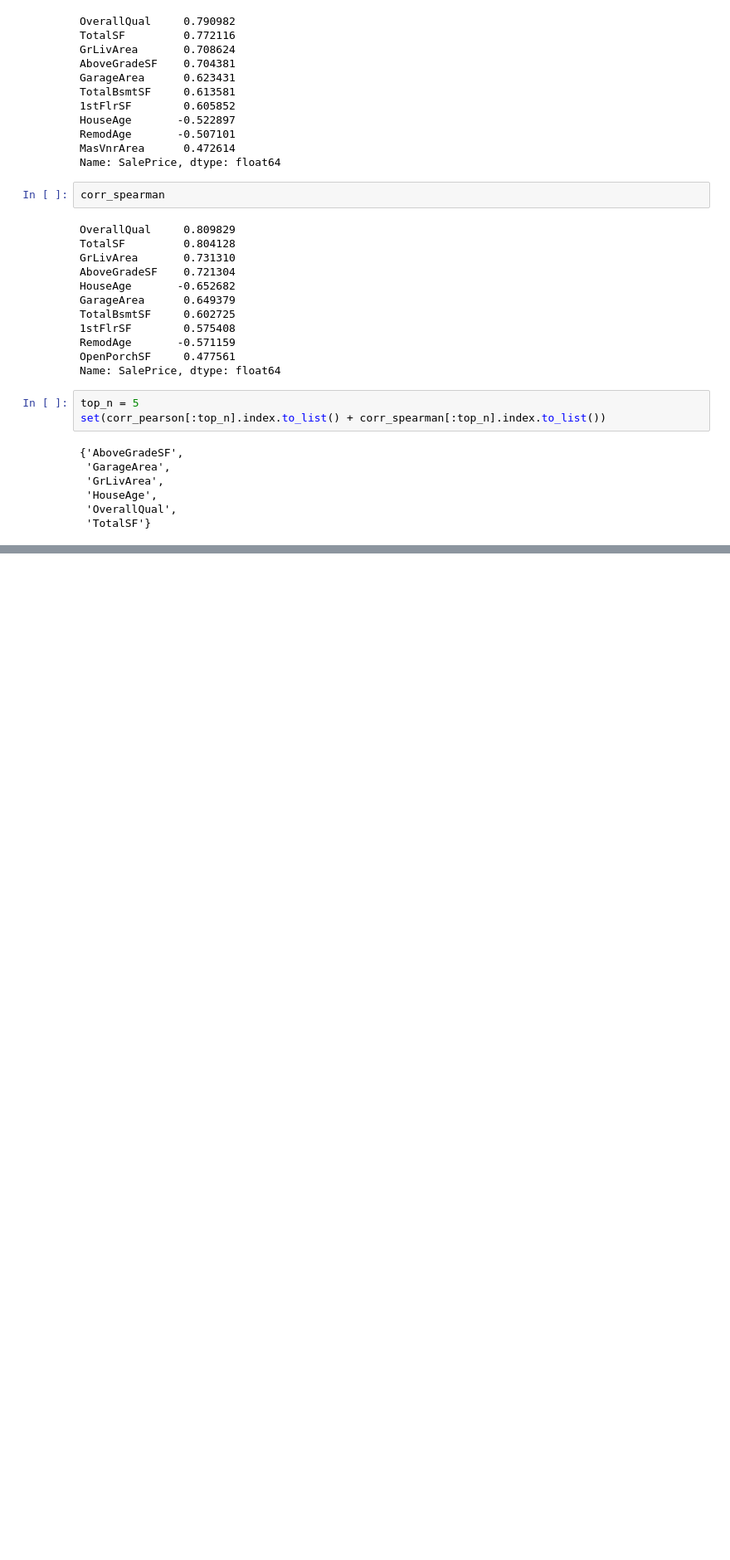
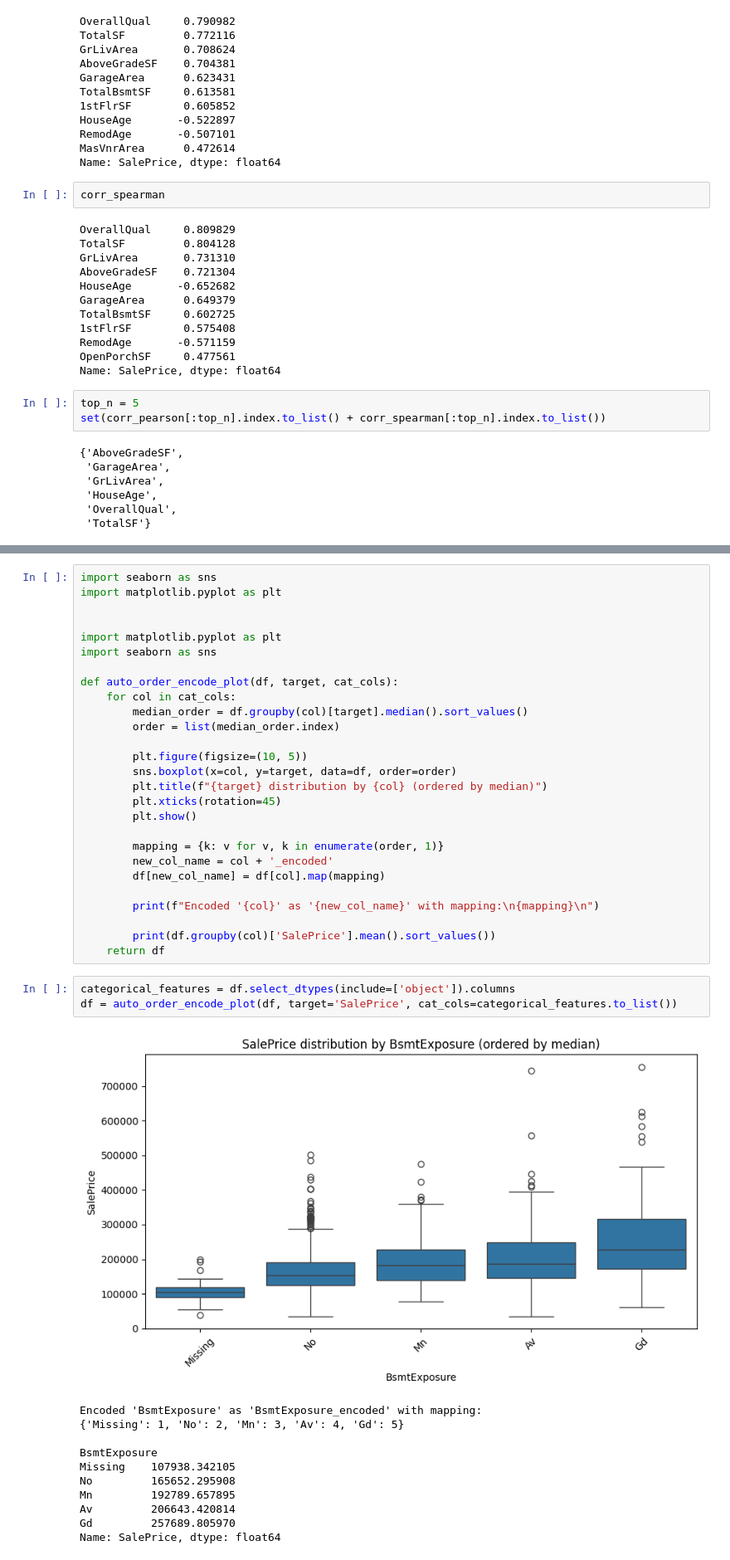
Before and after one commit to emilywade/heritage-housing, a Jupyter notebook: jupyter_notebooks/03HousingPriceStudy.ipynb, the cells around one changed output, grey strips where cells are left out. Shown at 83% size. Cells and saved outputs as stored; diff of their text form; blank space fills up the shorter version.

Commit message:
group analysis and box plots on categorical variables

```diff
--- a/jupyter_notebooks/03HousingPriceStudy.ipynb
+++ b/jupyter_notebooks/03HousingPriceStudy.ipynb
@@ -106,0 +111,42 @@ num_vars_to_study = ['AboveGradeSF', 'GarageArea', 'GrLivArea', 'HouseAge', 'Ove
+# %%
+import seaborn as sns
+import matplotlib.pyplot as plt
+
+
+import matplotlib.pyplot as plt
+import seaborn as sns
+
+def auto_order_encode_plot(df, target, cat_cols):
+    for col in cat_cols:
+        median_order = df.groupby(col)[target].median().sort_values()
+        order = list(median_order.index)
+
+        plt.figure(figsize=(10, 5))
+        sns.boxplot(x=col, y=target, data=df, order=order)
+        plt.title(f"{target} distribution by {col} (ordered by median)")
+        plt.xticks(rotation=45)
+        plt.show()
+
+        mapping = {k: v for v, k in enumerate(order, 1)}
+        new_col_name = col + '_encoded'
+        df[new_col_name] = df[col].map(mapping)
+
+        print(f"Encoded '{col}' as '{new_col_name}' with mapping:\n{mapping}\n")
+
+        print(df.groupby(col)['SalePrice'].mean().sort_values())
+    return df
+# %%
+categorical_features = df.select_dtypes(include=['object']).columns
+df = auto_order_encode_plot(df, target='SalePrice', cat_cols=categorical_features.to_list())
+# %% [output]
+[figure, added]
+Encoded 'BsmtExposure' as 'BsmtExposure_encoded' with mapping:
+{'Missing': 1, 'No': 2, 'Mn': 3, 'Av': 4, 'Gd': 5}
+
+BsmtExposure
+Missing    107938.342105
+No         165652.295908
+Mn         192789.657895
+Av         206643.420814
+Gd         257689.805970
+Name: SalePrice, dtype: float64
```
Also changed, not shown: parts of 6 cells of this notebook.
